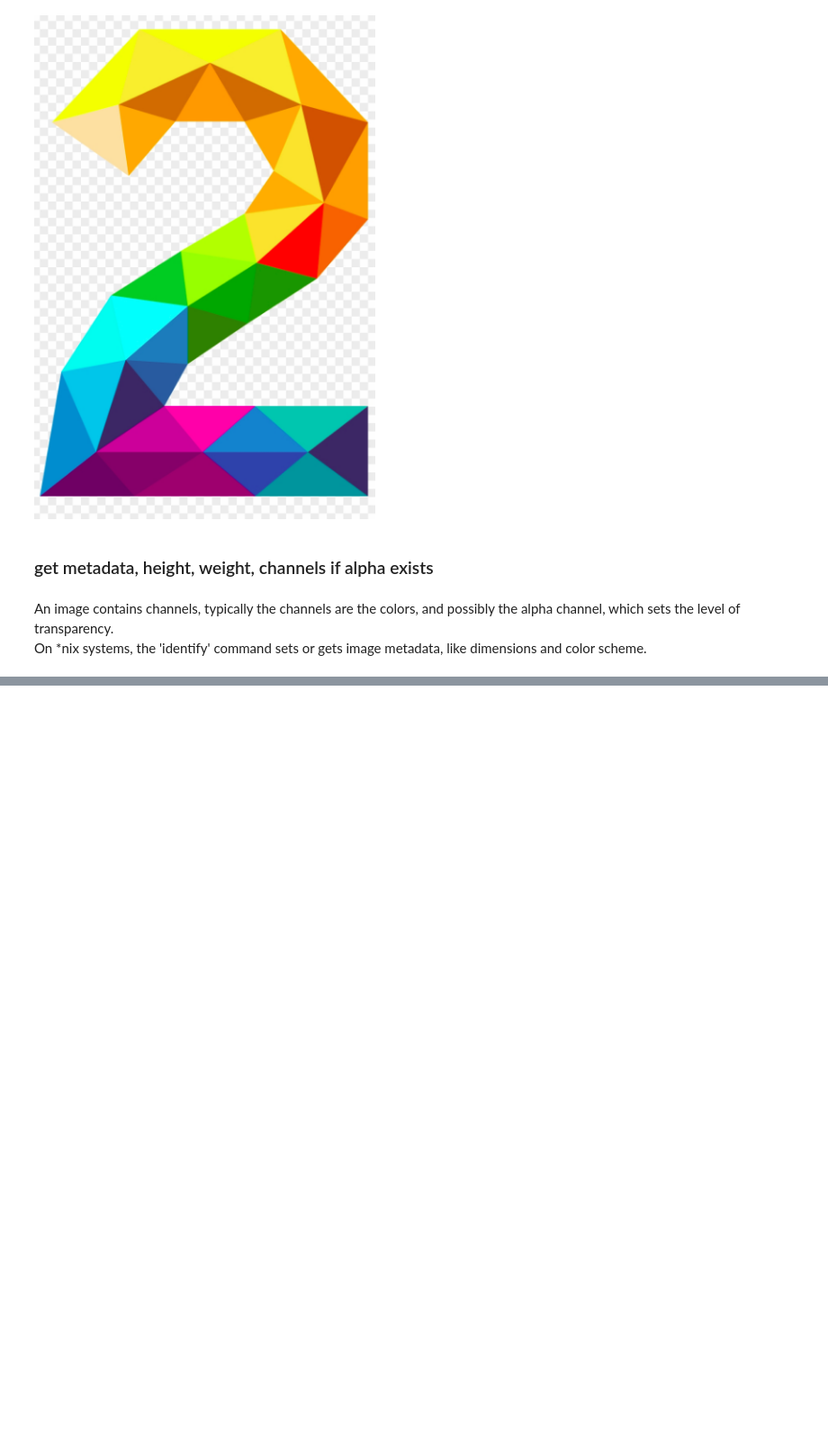
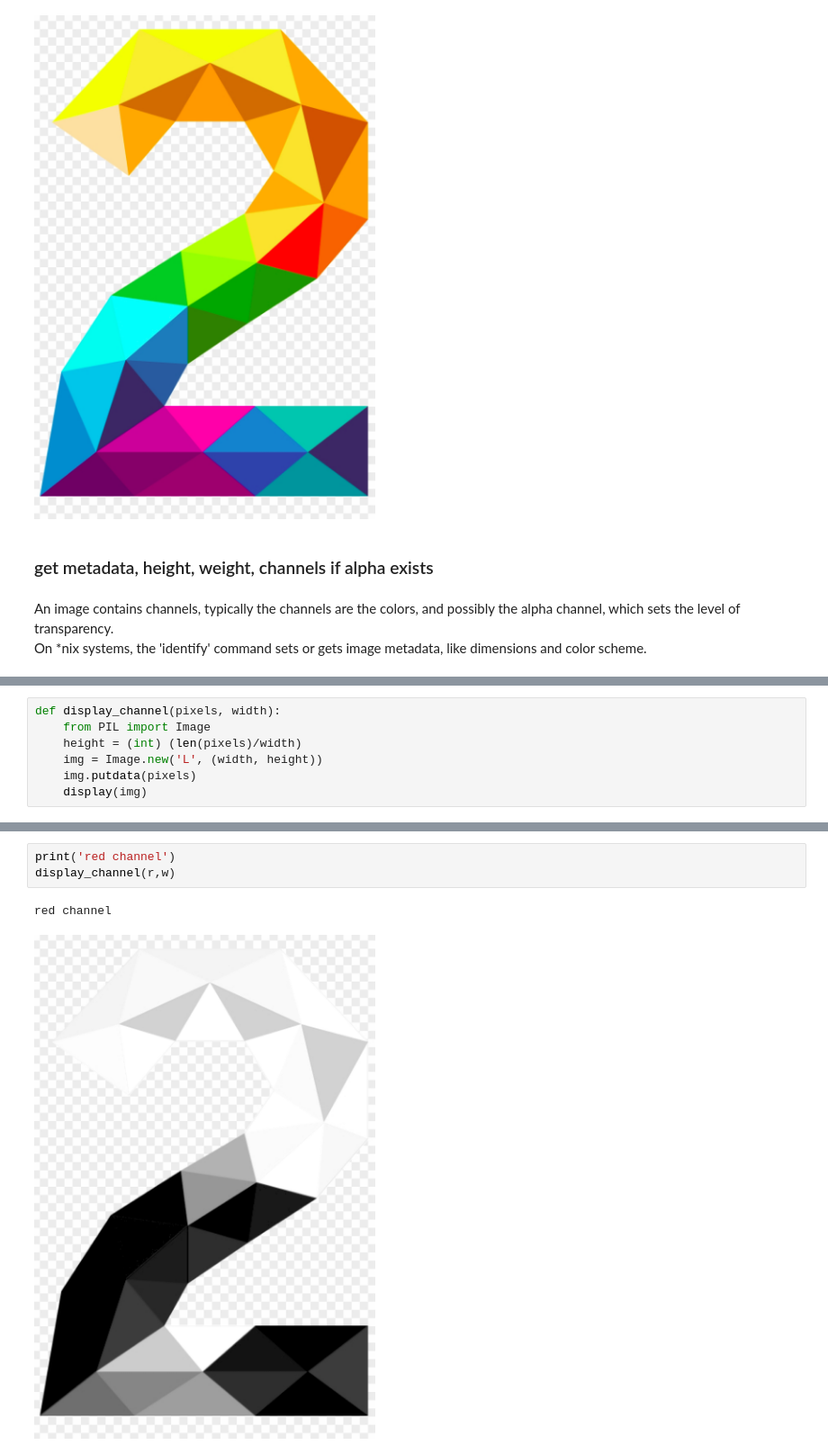
Before and after one commit to will-hill/AI_Decomposed, a Jupyter notebook: 1_Image_Metadata.ipynb, the cells around one changed output, grey strips where cells are left out. Shown at 90% size. Saved outputs shown, nothing was run; the diff lists cells and outputs as text; blank space fills up the shorter version.

```diff
--- a/1_Image_Metadata.ipynb
+++ b/1_Image_Metadata.ipynb
@@ -39,0 +82,7 @@ channel count :  4
+# %%
+def display_channel(pixels, width):
+    from PIL import Image
+    height = (int) (len(pixels)/width)
+    img = Image.new('L', (width, height))
+    img.putdata(pixels)
+    display(img)
@@ -39,0 +96,6 @@ channel count :  4
+# %%
+print('red channel')
+display_channel(r,w)
+# %% [output]
+red channel
+[figure, added]
```
Also changed, not shown: parts of 10 cells of this notebook, 5 other files.
